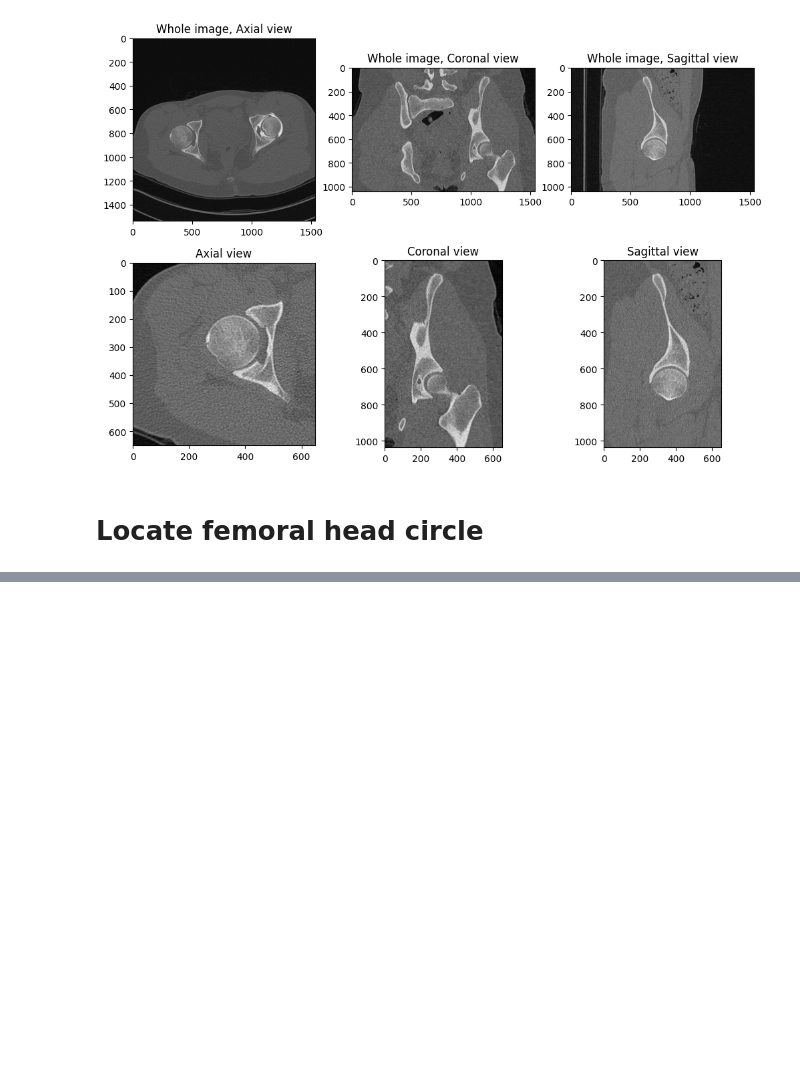
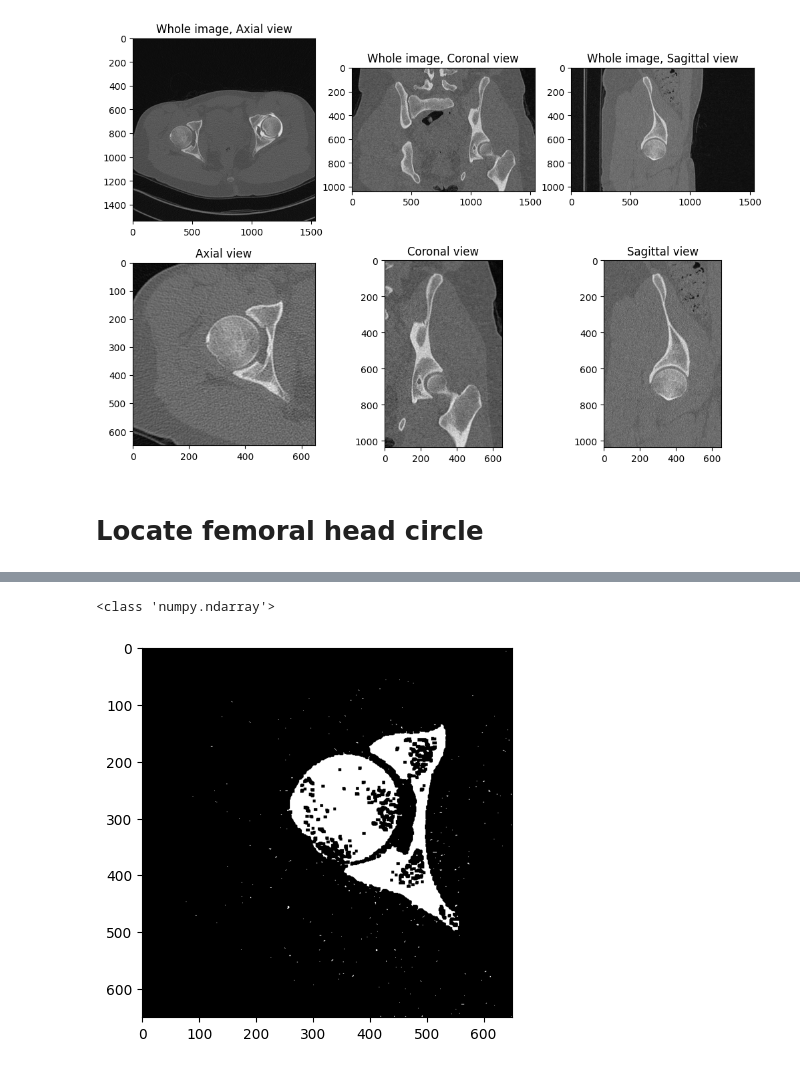
Before and after one commit to Sentz98/FemoralHeadSegmentation, a Jupyter notebook: femoralHeadSegmentation.ipynb, the cells around one changed output, grey strips where cells are left out. Cells and saved outputs as stored; diff of their text form; code cells hidden in the pictures; blank space fills up the shorter version.

```diff
--- a/femoralHeadSegmentation.ipynb
+++ b/femoralHeadSegmentation.ipynb
@@ -153,3 +187,11 @@ Text(0.5, 1.0, 'Binary fill holes')
+# %%
+scan = preprocess(axial, False)
+print(type(scan))
+plt.imshow(scan, cmap='gray')
+plt.show()
+# %% [output]
+<class 'numpy.ndarray'>
+[figure, added]
 # %%
 def find_femoral_head(img):
     scan = preprocess(img, False)
```
Also changed, not shown: parts of 9 cells of this notebook, 6 other files.
